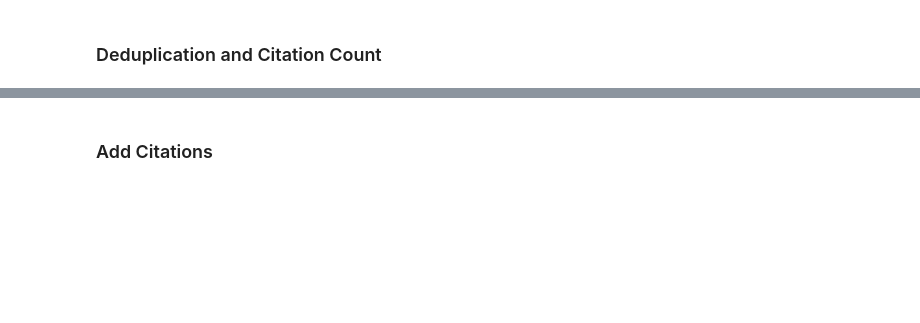
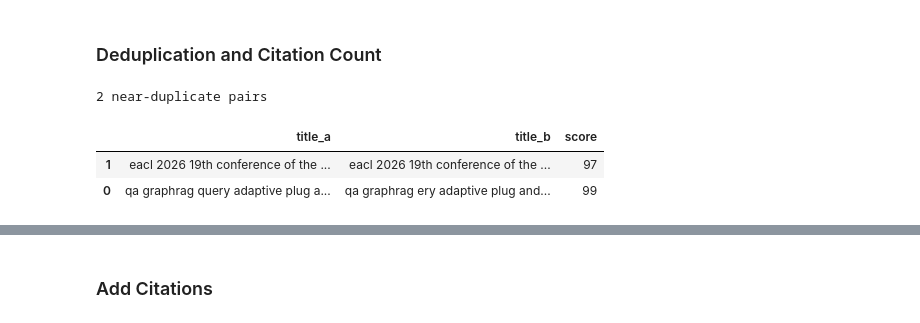
Before and after one commit to dmki-tuwien/Hallucination-KG-Survey, a Jupyter notebook: src/analysis.ipynb, the cells around one changed output, grey strips where cells are left out. Cells and saved outputs as stored; diff of their text form; code cells hidden in the pictures; blank space fills up the shorter version.

```diff
--- a/src/analysis.ipynb
+++ b/src/analysis.ipynb
@@ -100,6 +100,3 @@ cleaned_df.head(2)
 |  | Title | Abstract | Authors | Year | URL | Publisher | DOI | Source | Type | Cited By | Ref ID | ... |
 | 0 | Neural Path Hunter: Reducing Hall... | Dialogue systems powered by large... | Dziri, Nouha andMadotto, Andrea a... | 2021 | https://aclanthology.org/2021.emn... | Association for Computational Lin... | 10.18653/v1/2021.emnlp-main.168 | ACL | NaN | NaN | dziri-etal-2021-neural | ... |
 | 1 | Hallucinated but Factual! Inspect... | State-of-the-art abstractive summ... | Cao, Meng andDong, Yue andCheung,... | 2022 | https://aclanthology.org/2022.acl... | Association for Computational Lin... | 10.18653/v1/2022.acl-long.236 | ACL | NaN | NaN | cao-etal-2022-hallucinated | ... |
-# %%
-# Convert column Year to text
-cleaned_df['Year'] = cleaned_df['Year'].astype(str)
@@ -111,15 +103,18 @@ plot_publications_by_year(cleaned_df, title='Combined Distribution of Publicatio
 # %%
 import re
 import unicodedata
+import html
 
 def normalize_title(t) -> str:
     if not isinstance(t, str):
         return ""
+    t = html.unescape(t)                   # &nbsp; &amp; &#8211; -> real characters
+    t = re.sub(r"<[^>]+>", " ", t)         # leftover HTML tags like <i> or <sub>
     t = unicodedata.normalize("NFKD", t)
-    t = "".join(c for c in t if not unicodedata.combining(c))  # é -> e
+    t = "".join(c for c in t if not unicodedata.combining(c))
     t = t.lower()
-    t = re.sub(r"[{}\\$]", "", t)          # leftover LaTeX/BibTeX markup
-    t = re.sub(r"[^a-z0-9]+", " ", t)      # punctuation, dashes, quotes -> space
+    t = re.sub(r"[{}\\$]", "", t)
+    t = re.sub(r"[^a-z0-9]+", " ", t)
     return re.sub(r"\s+", " ", t).strip()
 
 cleaned_df["Title Norm"] = cleaned_df["Title"].apply(normalize_title)
@@ -147,3 +142,29 @@ print(date_stamp)
 cleaned_df.to_excel(f'../files/combined_publications_{date_stamp}.xlsx', index=False)
 # %% [markdown]
 ### Deduplication and Citation Count
+# %%
+from rapidfuzz import fuzz
+from rapidfuzz.process import cdist
+
+THRESHOLD = 95  # similarity score 0-100
+
+titles = cleaned_df["Title Norm"].drop_duplicates().tolist()
+scores = cdist(titles, titles, scorer=fuzz.ratio, score_cutoff=THRESHOLD,
+               dtype=np.uint8, workers=-1)
+
+# Pairs above the threshold (upper triangle only, so each pair appears once)
+i, j = np.nonzero(np.triu(scores, k=1))
+near_pairs = pd.DataFrame({
+    "title_a": [titles[a] for a in i],
+    "title_b": [titles[b] for b in j],
+    "score": scores[i, j],
+}).sort_values("score")
+
+print(f"{len(near_pairs):,} near-duplicate pairs")
+
+display(near_pairs)
+# %% [output]
+2 near-duplicate pairs
+|  | title_a | title_b | score |
+| 1 | eacl 2026 19th conference of the ... | eacl 2026 19th conference of the ... | 97 |
+| 0 | qa graphrag query adaptive plug a... | qa graphrag ery adaptive plug and... | 99 |
```
Also changed, not shown: parts of 31 cells of this notebook, 6 other files.
